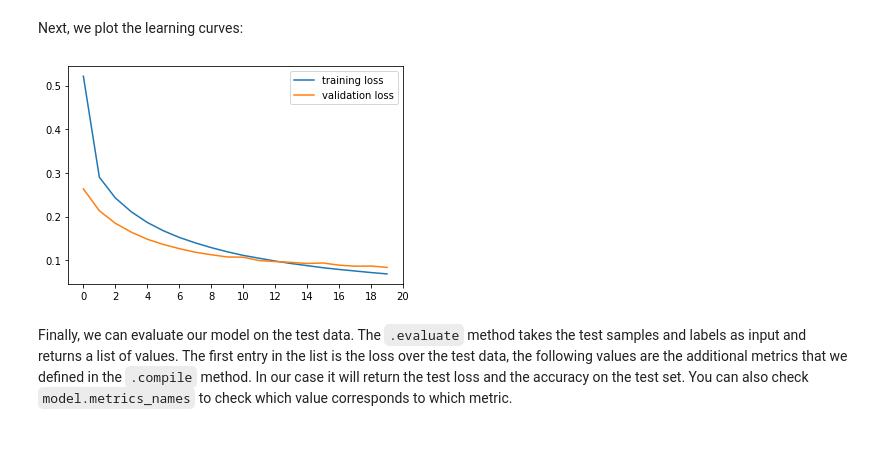
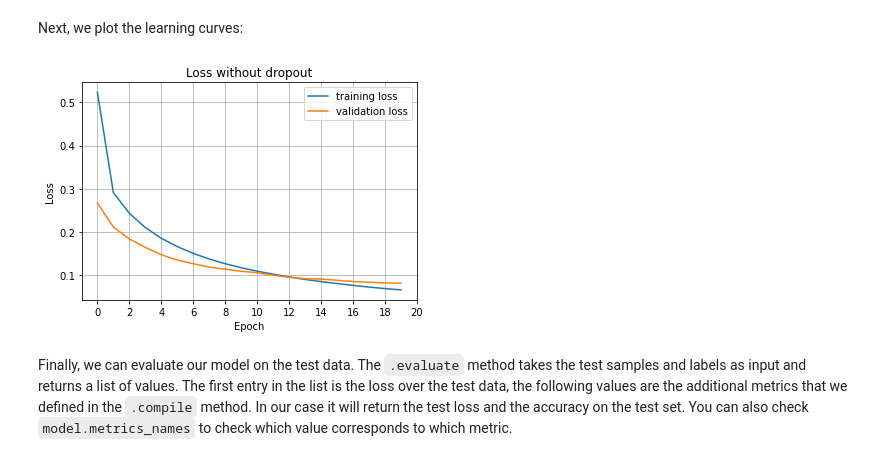
Before and after one commit to ArmandoShala/mldm_hs22, a Jupyter notebook: labs/L10_Neural_Networks_2_LAB_ASSIGNMENT.ipynb, the cells around one changed output. Cells and saved outputs as stored; diff of their text form; code cells hidden in the pictures.

```diff
--- a/labs/L10_Neural_Networks_2_LAB_ASSIGNMENT.ipynb
+++ b/labs/L10_Neural_Networks_2_LAB_ASSIGNMENT.ipynb
@@ -148,10 +157,10 @@ def plot_history(history: keras.callbacks.History):
   plt.show()
 # %% [markdown]
 Next, we plot the learning curves:
-# %%
-plot_history(history)
-# %% [output]
-[figure, removed]
+# %%
+plot_history(history, title="Loss without dropout", xlable="Epoch", ylable="Loss")
+# %% [output]
+[figure, added]
 # %% [markdown]
 Finally, we can evaluate our model on the test data.
 The `.evaluate` method takes the test samples and labels as input and returns a list of values. The first entry in the list is the loss over the test data, the following values are the additional metrics that we defined in the `.compile` method. In our case it will return the test loss and the accuracy on the test set.
```
Also changed, not shown: parts of 16 cells of this notebook.
